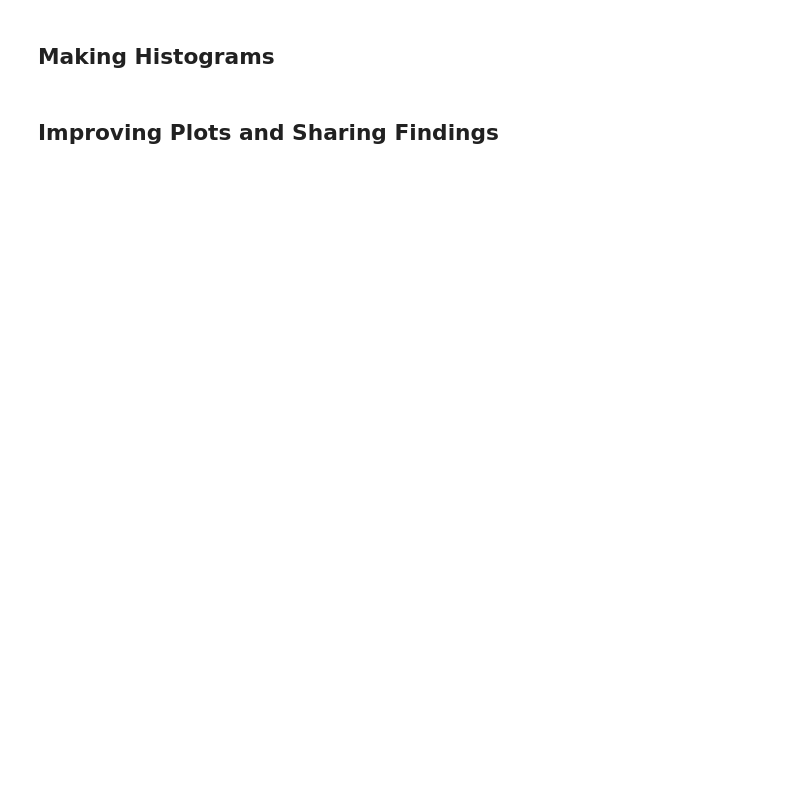
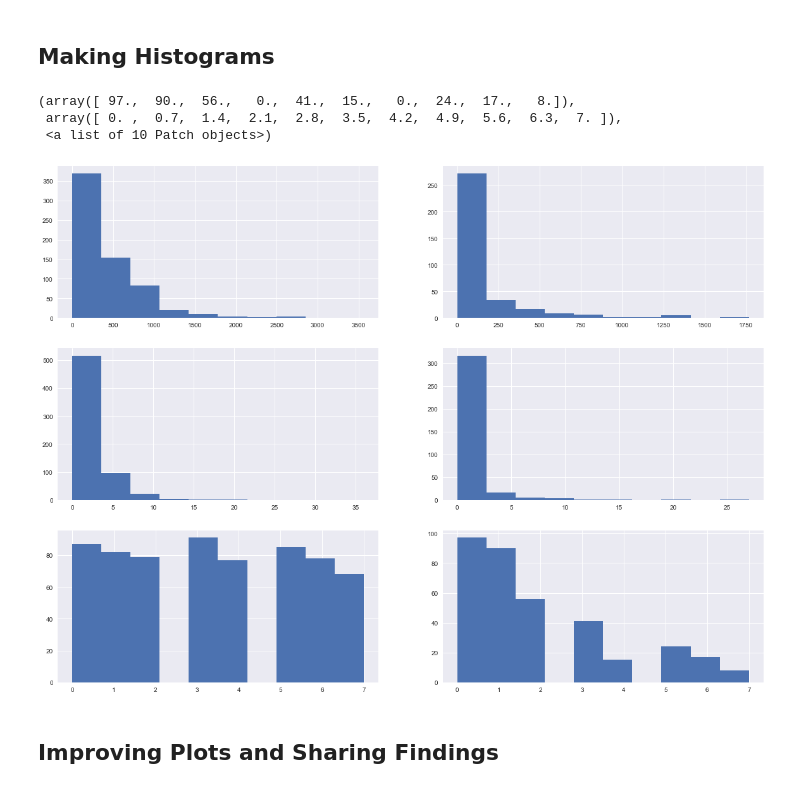
Before and after one commit to tuthang102/Udacity-Intro-to-Data-Analysis, a Jupyter notebook: L1_Starter_Code.ipynb, the cells around one changed output. Saved outputs shown, nothing was run; the diff lists cells and outputs as text; code cells hidden in the pictures; blank space fills up the shorter version.

```diff
--- a/L1_Starter_Code.ipynb
+++ b/L1_Starter_Code.ipynb
@@ -441,3 +465,22 @@ non_passing_engagement =
 ## students who pass the subway project vs. students who don't. A good
 ## starting point would be the metrics we looked at earlier (minutes spent
 ## in the classroom, lessons completed, and days visited).
+
+
+def dict_converter(input_list):
+    from collections import defaultdict
+    passing_engagement_dict = defaultdict(list)
+    for item in input_list:
+        account_key = item['account_key']
+        passing_engagement_dict[account_key].append(item)
+    return passing_engagement_dict
+
+print('Total minutes visited')
+detail(dict_converter(passing_engagement), 'total_minutes_visited')
+detail(dict_converter(non_passing_engagement), 'total_minutes_visited')
+print('\n' 'Lessons completed')
+detail(dict_converter(passing_engagement), 'lessons_completed')
+detail(dict_converter(non_passing_engagement), 'lessons_completed')
+print('\n' 'Days visited')
+detail(dict_converter(passing_engagement), 'has_visited')
+detail(dict_converter(non_passing_engagement), 'has_visited')
@@ -454,3 +507,41 @@ non_passing_engagement =
+# %%
+######################################
+#                 13                 #
+######################################
+
+## Make histograms of the three metrics we looked at earlier for both
+## students who passed the subway project and students who didn't. You
+## might also want to make histograms of any other metrics you examined.
+def plot_data(engagement_by_account, interested_variable):
+    total_something = {}
+    for account_key, engagement_for_student in engagement_by_account.items():
+        total = 0
+        for engagement_record in engagement_for_student:
+            total += engagement_record[interested_variable]
+        total_something[account_key] = total
+    total_something = list(total_something.values())
+    return plt.hist(total_something)
+
+%matplotlib inline
+import matplotlib.pyplot as plt
+fig, axs = plt.subplots(ncols=2, nrows=3, figsize=(20, 15))
+plt.subplot(3, 2, 1)
+plot_data(dict_converter(passing_engagement), 'total_minutes_visited')
+plt.subplot(3, 2, 2)
+plot_data(dict_converter(non_passing_engagement), 'total_minutes_visited')
+plt.subplot(3, 2, 3)
+plot_data(dict_converter(passing_engagement), 'lessons_completed')
+plt.subplot(3, 2, 4)
+plot_data(dict_converter(non_passing_engagement), 'lessons_completed')
+plt.subplot(3, 2, 5)
+plot_data(dict_converter(passing_engagement), 'has_visited')
+plt.subplot(3, 2, 6)
+plot_data(dict_converter(non_passing_engagement), 'has_visited')
+# %% [output]
+(array([ 97.,  90.,  56.,   0.,  41.,  15.,   0.,  24.,  17.,   8.]),
+ array([ 0. ,  0.7,  1.4,  2.1,  2.8,  3.5,  4.2,  4.9,  5.6,  6.3,  7. ]),
+ <a list of 10 Patch objects>)
+[figure, added]
 # %% [markdown]
 ## Improving Plots and Sharing Findings
 # %%
```
Also changed, not shown: parts of 8 cells of this notebook.
